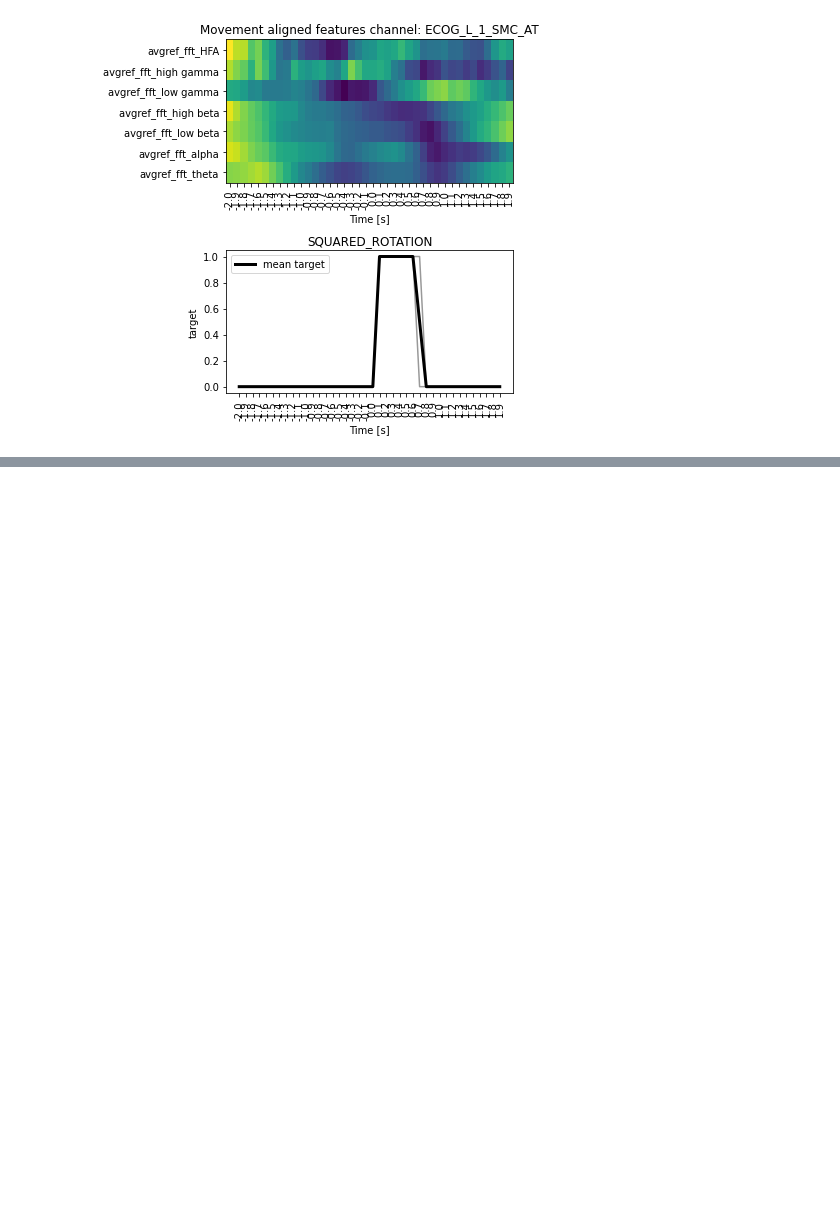
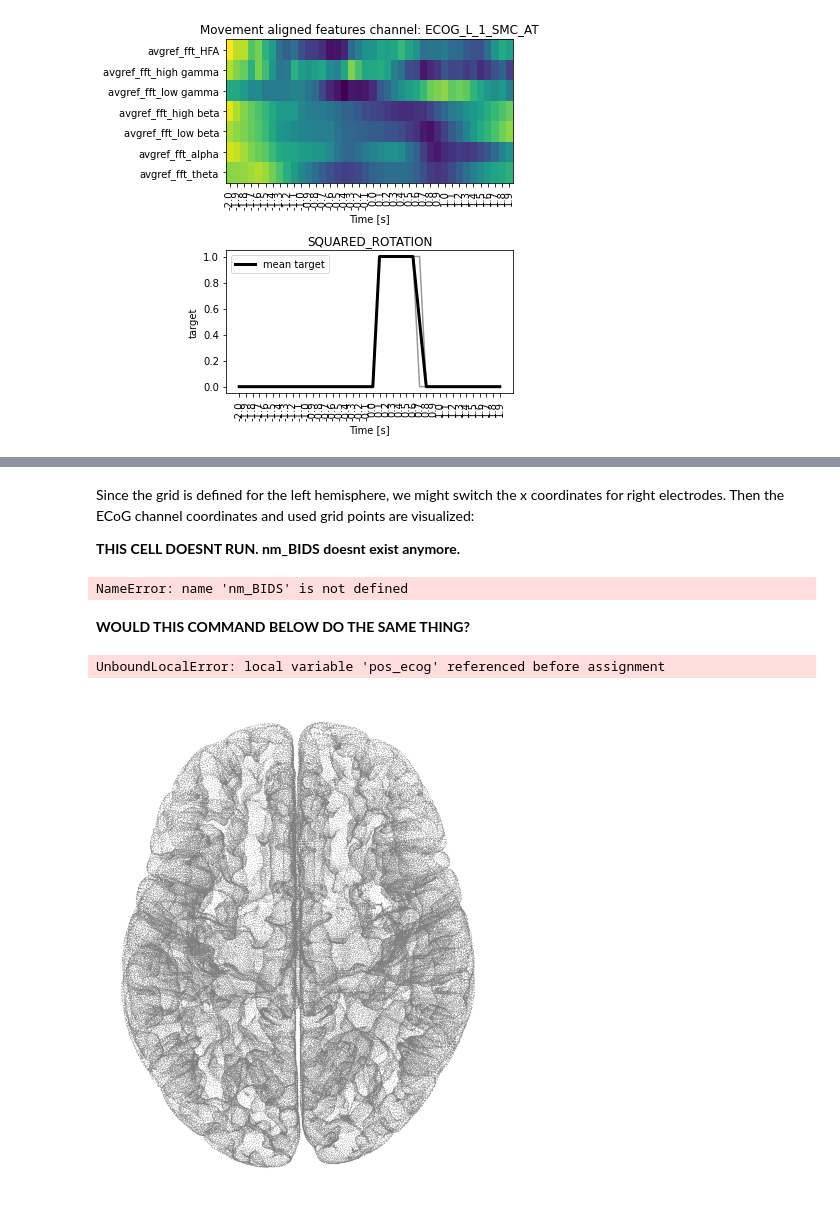
Before and after one commit to neuromodulation/py_neuromodulation, a Jupyter notebook: examples/example_externalMLModel.ipynb, the cells around one changed output, grey strips where cells are left out. Cells and saved outputs as stored; diff of their text form; code cells hidden in the pictures; blank space fills up the shorter version.

Commit message:
try grid plotting

```diff
--- a/examples/example_externalMLModel.ipynb
+++ b/examples/example_externalMLModel.ipynb
@@ -303,0 +340,38 @@ Feature epoch average figure saved to: /home/lauraflyra/Documents/BCCN/Lab_Rotat
+# %% [markdown]
+Since the grid is defined for the left hemisphere, we might switch the x coordinates for right electrodes. Then the ECoG channel coordinates and used grid points are visualized:
+
+__THIS CELL DOESNT RUN. nm_BIDS doesnt exist anymore.__
+# %%
+cortex_grid = np.array(nm_BIDS.projection.grid_cortex.T)
+
+if nm_BIDS.settings_wrapper.settings["sess_right"] is True:
+    cortex_grid[0,:] = cortex_grid[0,:]*-1
+    ecog_strip = np.array(nm_BIDS.settings_wrapper.settings["coord"]["cortex_right"]["positions"]).T
+else:
+    ecog_strip = np.array(nm_BIDS.settings_wrapper.settings["coord"]["cortex_left"]["positions"]).T
+
+
+fig, axes = plt.subplots(1,1, facecolor=(1,1,1), \
+                        figsize=(14,9))#, dpi=300)
+axes.scatter(x_ecog, y_ecog, c="gray", s=0.001)
+axes.axes.set_aspect('equal', anchor='C')
+
+grid_color = nm_BIDS.projection.proj_matrix_cortex.sum(axis=1)
+pos_ecog = axes.scatter(cortex_grid[0,:],
+                        cortex_grid[1,:], c=grid_color,
+                        s=30, alpha=0.8, cmap="viridis", label="cortical grid projection")
+
+pos_elec = axes.scatter(ecog_strip[0,:],
+                        ecog_strip[1,:], c=np.ones(ecog_strip.shape[1]),
+                        s=50, alpha=0.8, cmap="gray", marker="x", label="ecog strip electrode contacts")
+axes.legend(loc='best')
+axes.axis('off')
+# %% [output]
+NameError: name 'nm_BIDS' is not defined
+# %% [markdown]
+__WOULD THIS COMMAND BELOW DO THE SAME THING?__
+# %%
+feature_reader.nmplotter.plot_cortex()
+# %% [output]
+UnboundLocalError: local variable 'pos_ecog' referenced before assignment
+[figure, added]
```
Also changed, not shown: parts of 16 cells of this notebook.
